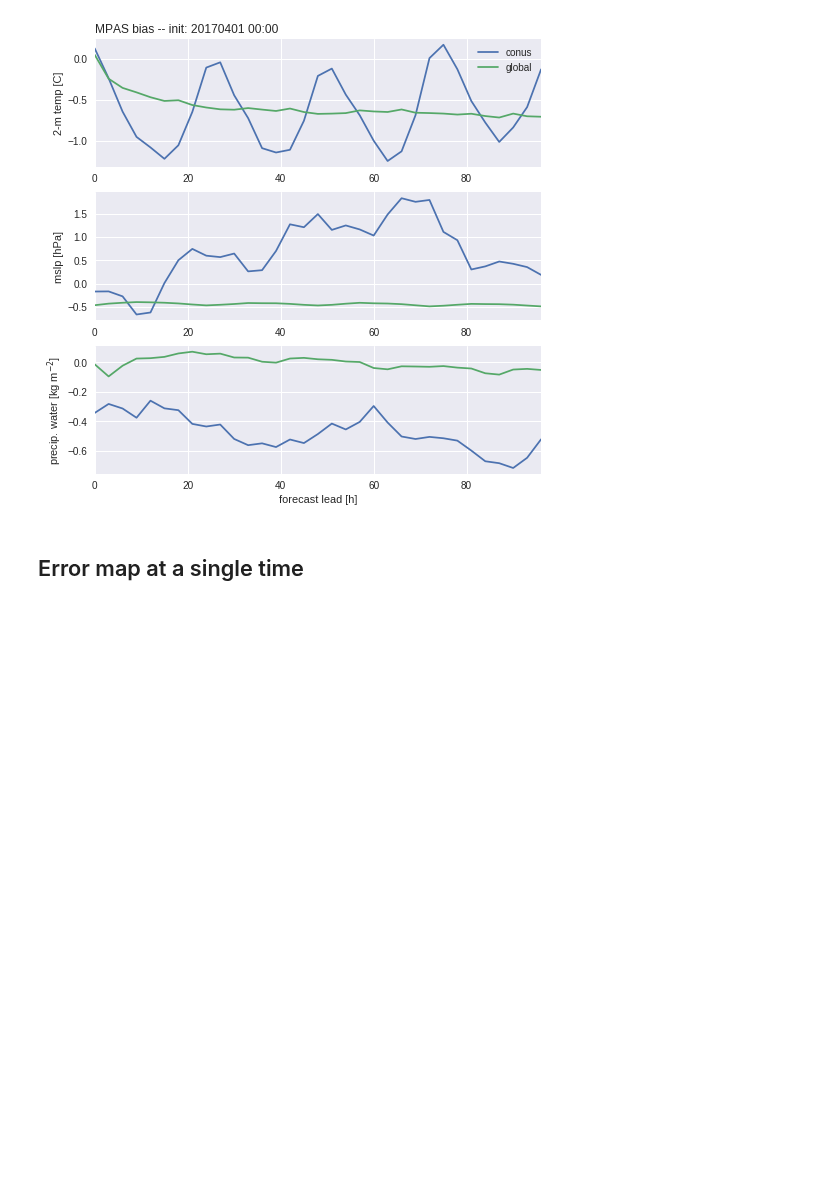
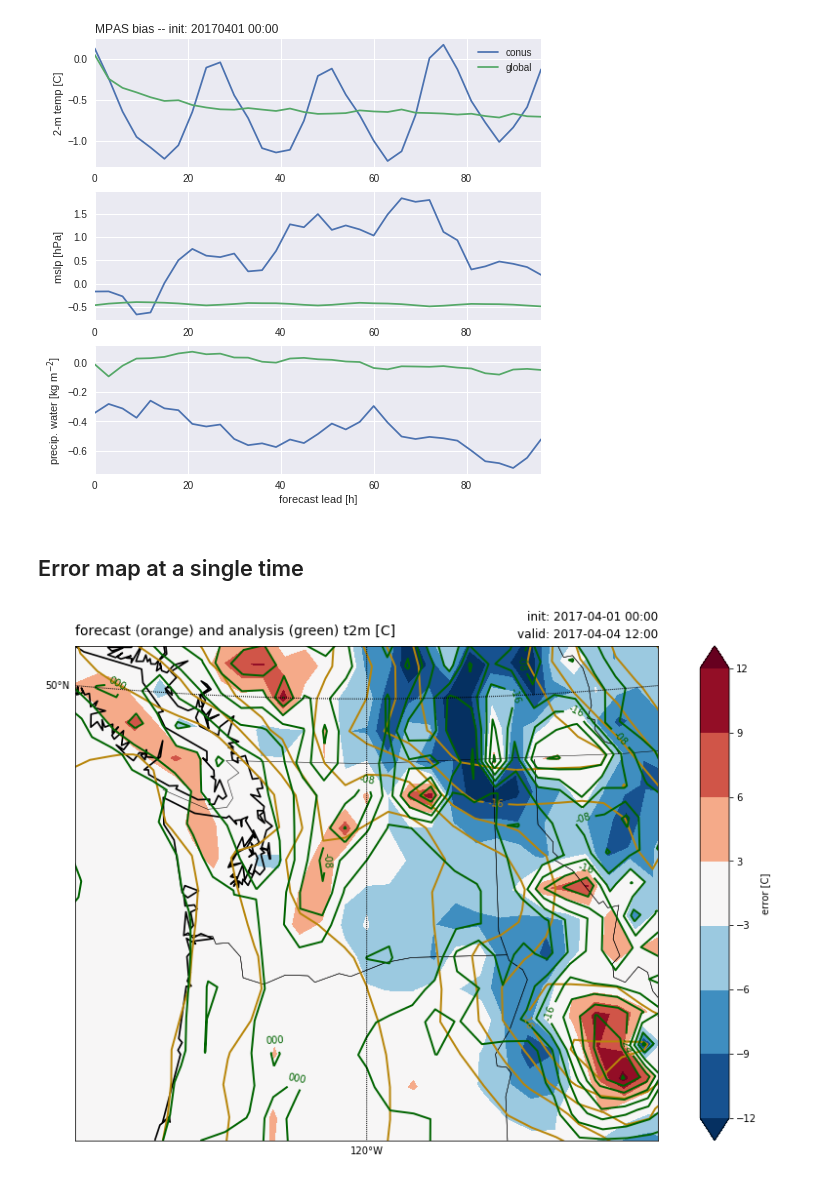
Before and after one commit to njweber2/mpas_python-1, a Jupyter notebook: scripts/gfs_verification.ipynb, the cells around one changed output. Cells and saved outputs as stored; diff of their text form; code cells hidden in the pictures; blank space fills up the shorter version.

```diff
--- a/scripts/gfs_verification.ipynb
+++ b/scripts/gfs_verification.ipynb
@@ -17,12 +17,12 @@ dt = 3
 # The from_GFS_netcdf function will automatically download GFS gribs from
 # NOMADS, convert them to netcdf format, and create an MPASprocessed
 # object from that netcdf
-gfs_anl = MPASprocessed.from_GFS_netcdf(workdir, idate, fdate)
+gfs_anl = MPASprocessed.from_GFS_netcdf(workdir, idate, fdate, chunks={"time":33})
 lats, lons = gfs_anl.latlons()
 # %%
 # Now let's interpolate our MPAS forecasts onto the same lat/lon grid as GFS
 mpas_fcst = MPASprocessed.from_latlon_grid(lats, lons, workdir, idate, 1,
-                                           outputfile='diags_gfs_latlon.nc')
+                                outputfile='diags_gfs_latlon.nc', chunks={"Time":33})
 mpas_fcst = mpas_fcst.temporally_coarsen(dt) # coarsens the forecast to 3-hourly
 # %% [markdown]
 ## Verification at a single point
@@ -132,0 +131,15 @@ sns.reset_orig() # restore normal matplotlib rc parameters
+# %%
+sns.reset_orig() # restore normal matplotlib rc parameters
+from plotting_mpas_latlon import draw_fig_axes
+from verification import errormap
+import warnings
+warnings.filterwarnings('ignore')
+fig, ax, cax, m = draw_fig_axes(proj='stereWA')
+mpas_fcst['t2m'] -= 273.15
+gfs_anl['t2m'] -= 273.15
+vdate = datetime(2017, 4, 4, 12)
+errormap(m, ax, cax, 't2m', mpas_fcst, gfs_anl, np.arange(-40, 50, 4),
+             idate=idate, vdate=vdate, units='C')
+plt.show()
+# %% [output]
+[figure, added]
```
Also changed, not shown: parts of 3 cells of this notebook, 6 other files.
